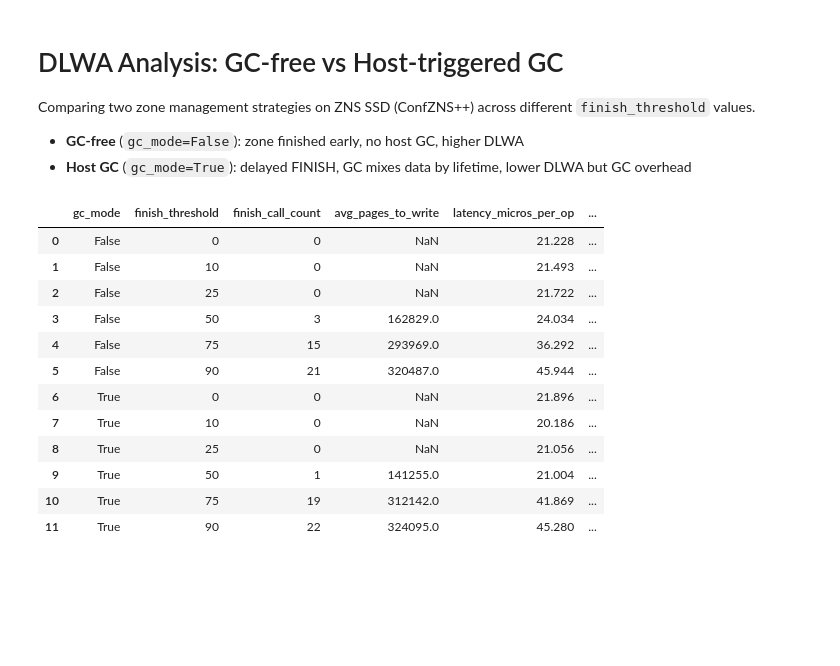
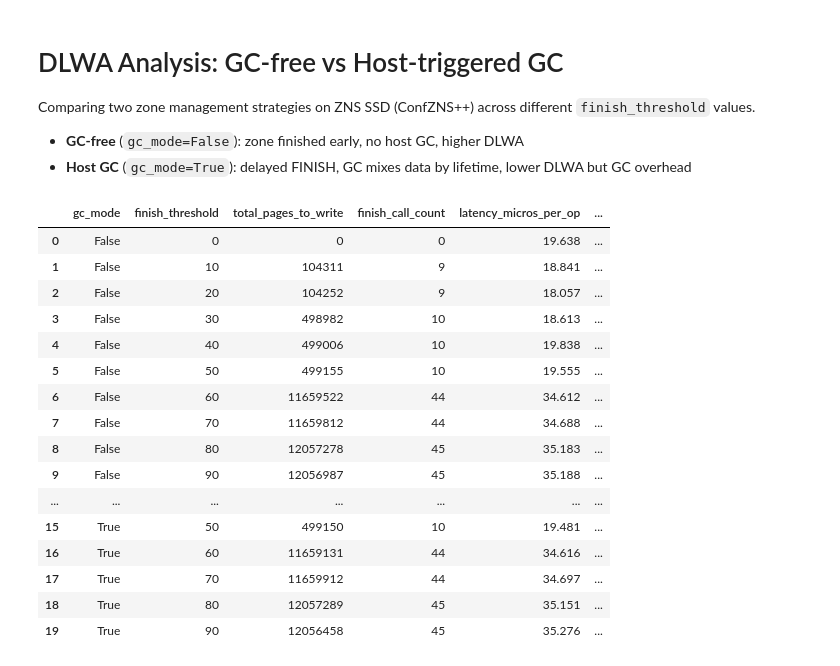
Before and after one commit to Nanat1/CS561_GC_Research, a Jupyter notebook: analysis/dlwa_analysis.ipynb, the cells around one changed output. Saved outputs shown, nothing was run; the diff lists cells and outputs as text; code cells hidden in the pictures; blank space fills up the shorter version.

Commit message:
More experiment results.

```diff
--- a/analysis/dlwa_analysis.ipynb
+++ b/analysis/dlwa_analysis.ipynb
@@ -9,19 +9,23 @@ Comparing two zone management strategies on ZNS SSD (ConfZNS++) across different
 import numpy as np
 import pandas as pd
 # %%
-df = pd.read_csv("../results/pages_to_write2.csv")
+df = pd.read_csv("../results/pages_to_write_num_3000000.csv")
 df
 # %% [output]
-|  | gc_mode | finish_threshold | finish_call_count | avg_pages_to_write | latency_micros_per_op | ... |
-| 0 | False | 0 | 0 | NaN | 21.228 | ... |
-| 1 | False | 10 | 0 | NaN | 21.493 | ... |
-| 2 | False | 25 | 0 | NaN | 21.722 | ... |
-| 3 | False | 50 | 3 | 162829.0 | 24.034 | ... |
-| 4 | False | 75 | 15 | 293969.0 | 36.292 | ... |
-| 5 | False | 90 | 21 | 320487.0 | 45.944 | ... |
-| 6 | True | 0 | 0 | NaN | 21.896 | ... |
-| 7 | True | 10 | 0 | NaN | 20.186 | ... |
-| 8 | True | 25 | 0 | NaN | 21.056 | ... |
-| 9 | True | 50 | 1 | 141255.0 | 21.004 | ... |
-| 10 | True | 75 | 19 | 312142.0 | 41.869 | ... |
-| 11 | True | 90 | 22 | 324095.0 | 45.280 | ... |
+|  | gc_mode | finish_threshold | total_pages_to_write | finish_call_count | latency_micros_per_op | ... |
+| 0 | False | 0 | 0 | 0 | 19.638 | ... |
+| 1 | False | 10 | 104311 | 9 | 18.841 | ... |
+| 2 | False | 20 | 104252 | 9 | 18.057 | ... |
+| 3 | False | 30 | 498982 | 10 | 18.613 | ... |
+| 4 | False | 40 | 499006 | 10 | 19.838 | ... |
+| 5 | False | 50 | 499155 | 10 | 19.555 | ... |
+| 6 | False | 60 | 11659522 | 44 | 34.612 | ... |
+| 7 | False | 70 | 11659812 | 44 | 34.688 | ... |
+| 8 | False | 80 | 12057278 | 45 | 35.183 | ... |
+| 9 | False | 90 | 12056987 | 45 | 35.188 | ... |
+| ... | ... | ... | ... | ... | ... | ... |
+| 15 | True | 50 | 499150 | 10 | 19.481 | ... |
+| 16 | True | 60 | 11659131 | 44 | 34.616 | ... |
+| 17 | True | 70 | 11659912 | 44 | 34.697 | ... |
+| 18 | True | 80 | 12057289 | 45 | 35.151 | ... |
+| 19 | True | 90 | 12056458 | 45 | 35.276 | ... |
```
Also changed, not shown: parts of 2 cells of this notebook, 5 other files.
